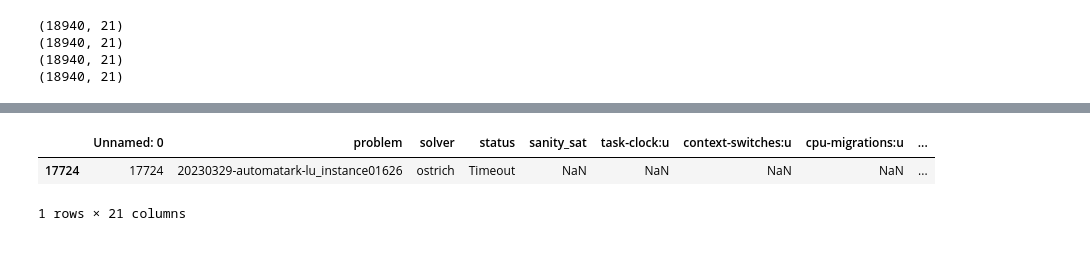
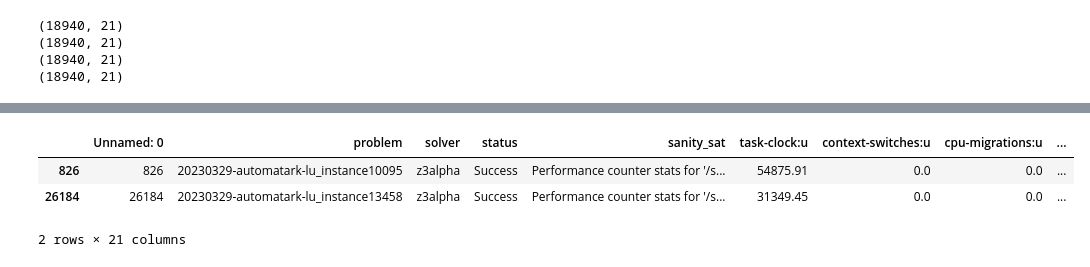
Before and after one commit to DarkVanityOfLight/smt2-string-benchmarks, a Jupyter notebook: analyzer.ipynb, the cells around one changed output, grey strips where cells are left out. Cells and saved outputs as stored; diff of their text form; code cells hidden in the pictures.

```diff
--- a/analyzer.ipynb
+++ b/analyzer.ipynb
@@ -142,7 +101,8 @@ pivoted.loc[pivoted.nunique(axis=1) > 1]
-# %%
-s = df[df["solver"] == "ostrich"]
-s[s["problem"] == "20230329-automatark-lu_instance01626"]
-# %% [output]
-|  | Unnamed: 0 | problem | solver | status | sanity_sat | task-clock:u | context-switches:u | cpu-migrations:u | ... |
-| 17724 | 17724 | 20230329-automatark-lu_instance01626 | ostrich | Timeout | NaN | NaN | NaN | NaN | ... |
-1 rows × 21 columns
+# %%
+success = df[df["status"] == "Success"]
+success[~success["sanity_sat"].isin(["sat", "unsat"])]
+# %% [output]
+|  | Unnamed: 0 | problem | solver | status | sanity_sat | task-clock:u | context-switches:u | cpu-migrations:u | ... |
+| 826 | 826 | 20230329-automatark-lu_instance10095 | z3alpha | Success | Performance counter stats for '/s... | 54875.91 | 0.0 | 0.0 | ... |
+| 26184 | 26184 | 20230329-automatark-lu_instance13458 | z3alpha | Success | Performance counter stats for '/s... | 31349.45 | 0.0 | 0.0 | ... |
+2 rows × 21 columns
```
Also changed, not shown: parts of 6 cells of this notebook, 2 other files.
